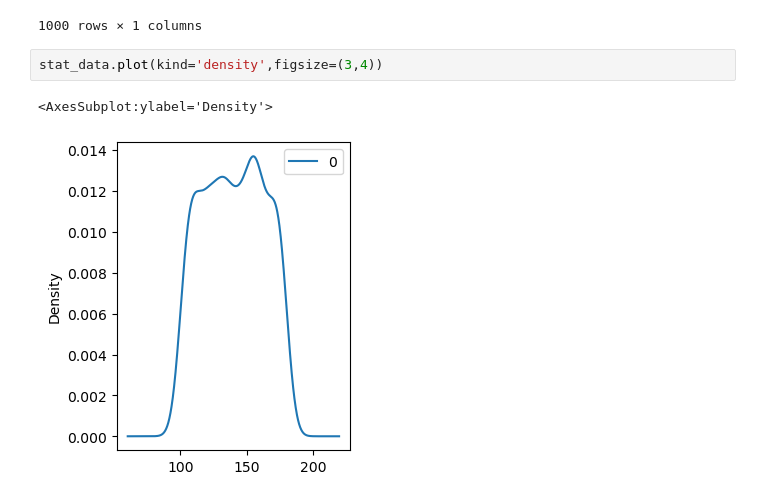
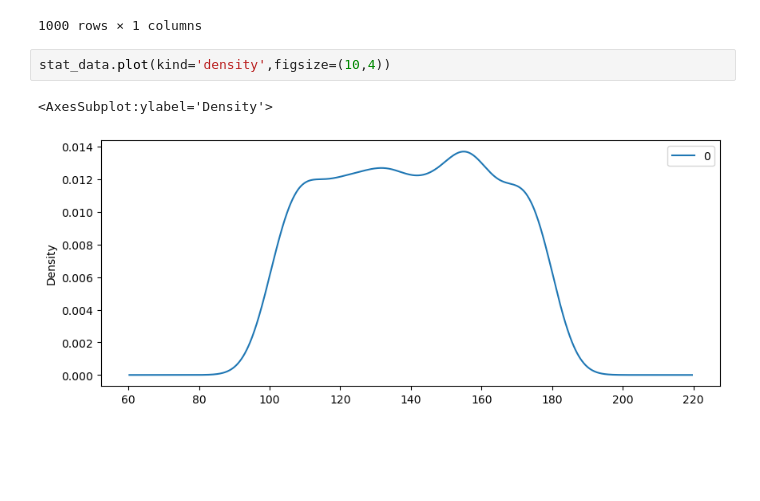
Before and after one commit to Abhilashg11/Data_science, a Jupyter notebook: Scipy/sci.ipynb, the cells around one changed output. Saved outputs shown, nothing was run; the diff lists cells and outputs as text; blank space fills up the shorter version.

```diff
--- a/Scipy/sci.ipynb
+++ b/Scipy/sci.ipynb
@@ -22,7 +22,7 @@ stat_data
 | 999 | 177.550591 |
 1000 rows × 1 columns
 # %%
-stat_data.plot(kind='density',figsize=(3,4))
+stat_data.plot(kind='density',figsize=(10,4))
 # %% [output]
 <AxesSubplot:ylabel='Density'>
-[figure, old version]
+[figure, new version]
```
Also changed, not shown: parts of 1 cell of this notebook.
